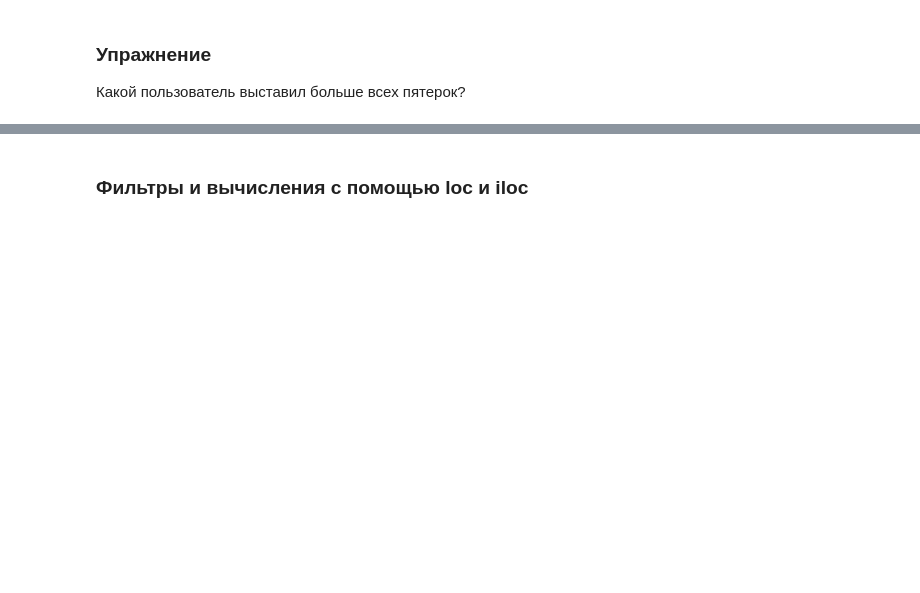
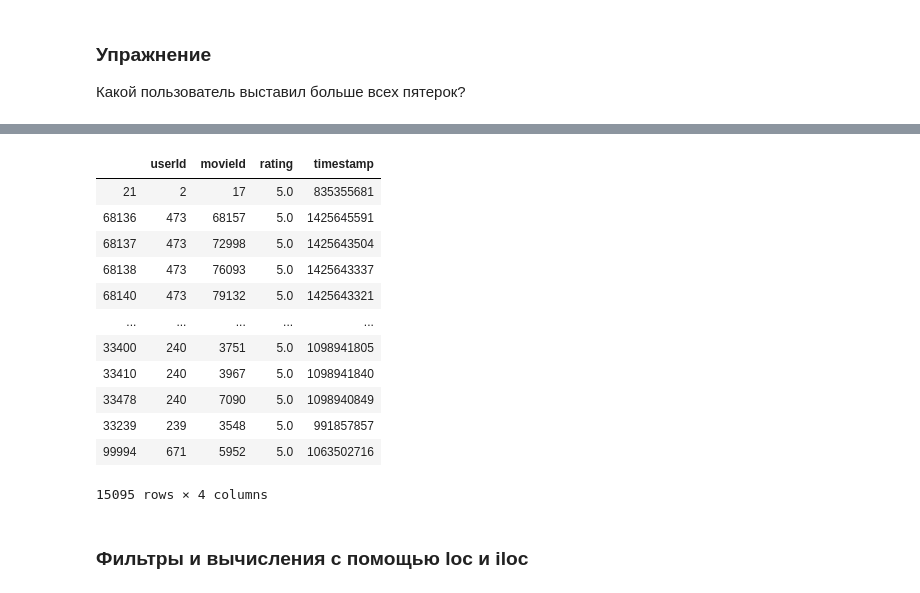
Before and after one commit to xcutionsolo/advanced_pandas, a Jupyter notebook: Python_12_pivot_and_str.ipynb, the cells around one changed output, grey strips where cells are left out. Drawn from its saved outputs; the diff is of its cells as text; code cells hidden in the pictures; blank space fills up the shorter version.

```diff
--- a/Python_12_pivot_and_str.ipynb
+++ b/Python_12_pivot_and_str.ipynb
@@ -35,3 +93,19 @@ ratings.pivot_table(index = 'userId', columns = 'rating', values = 'timestamp',
+# %%
+ratings[ratings['rating'] == 5].sort_values(by = 'rating', ascending = True)
+# %% [output]
+|  | userId | movieId | rating | timestamp |
+| 21 | 2 | 17 | 5.0 | 835355681 |
+| 68136 | 473 | 68157 | 5.0 | 1425645591 |
+| 68137 | 473 | 72998 | 5.0 | 1425643504 |
+| 68138 | 473 | 76093 | 5.0 | 1425643337 |
+| 68140 | 473 | 79132 | 5.0 | 1425643321 |
+| ... | ... | ... | ... | ... |
+| 33400 | 240 | 3751 | 5.0 | 1098941805 |
+| 33410 | 240 | 3967 | 5.0 | 1098941840 |
+| 33478 | 240 | 7090 | 5.0 | 1098940849 |
+| 33239 | 239 | 3548 | 5.0 | 991857857 |
+| 99994 | 671 | 5952 | 5.0 | 1063502716 |
+15095 rows × 4 columns
 # %% [markdown]
 ### Фильтры и вычисления с помощью loc и iloc
 # %%
```
Also changed, not shown: parts of 43 cells of this notebook.
